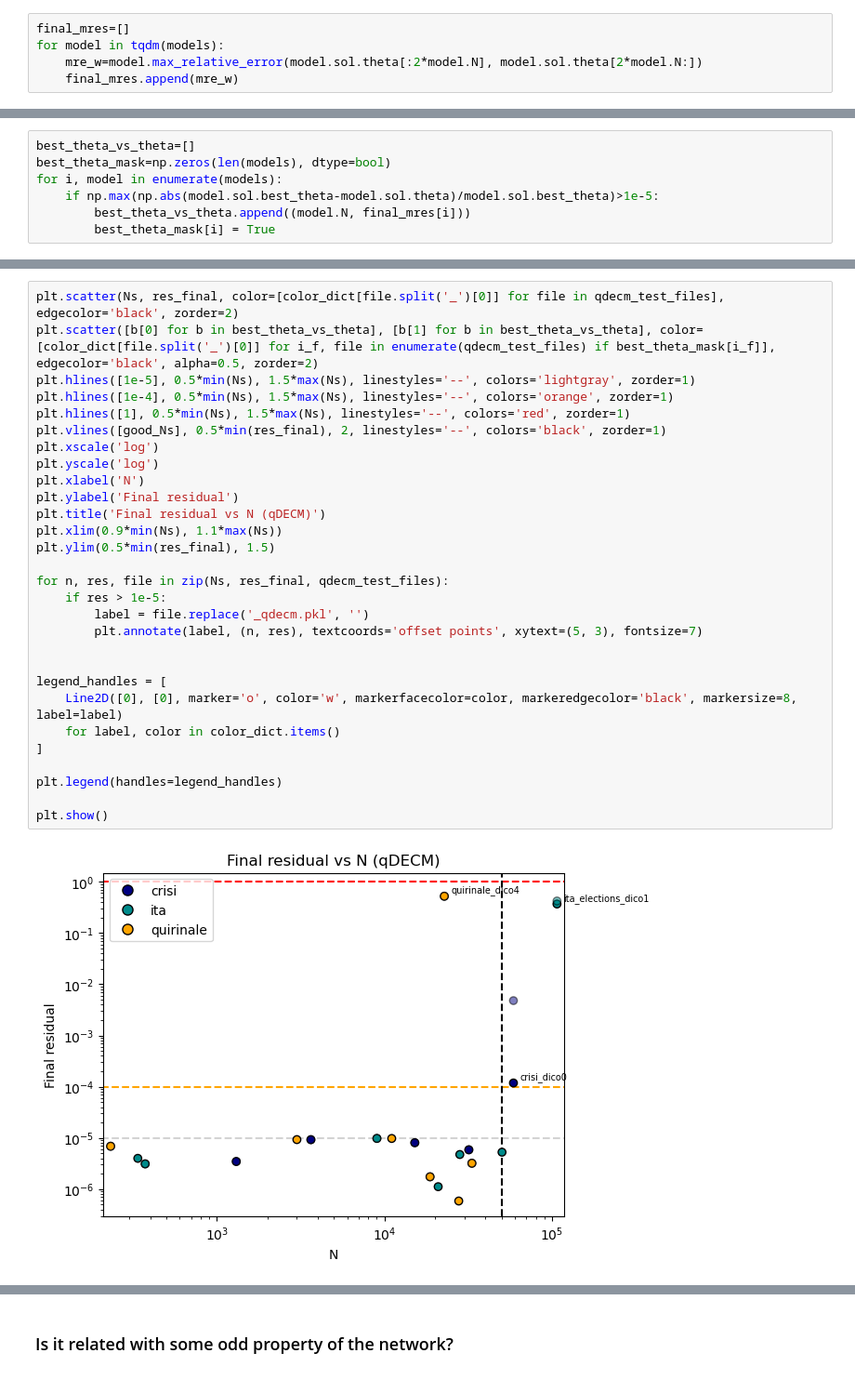
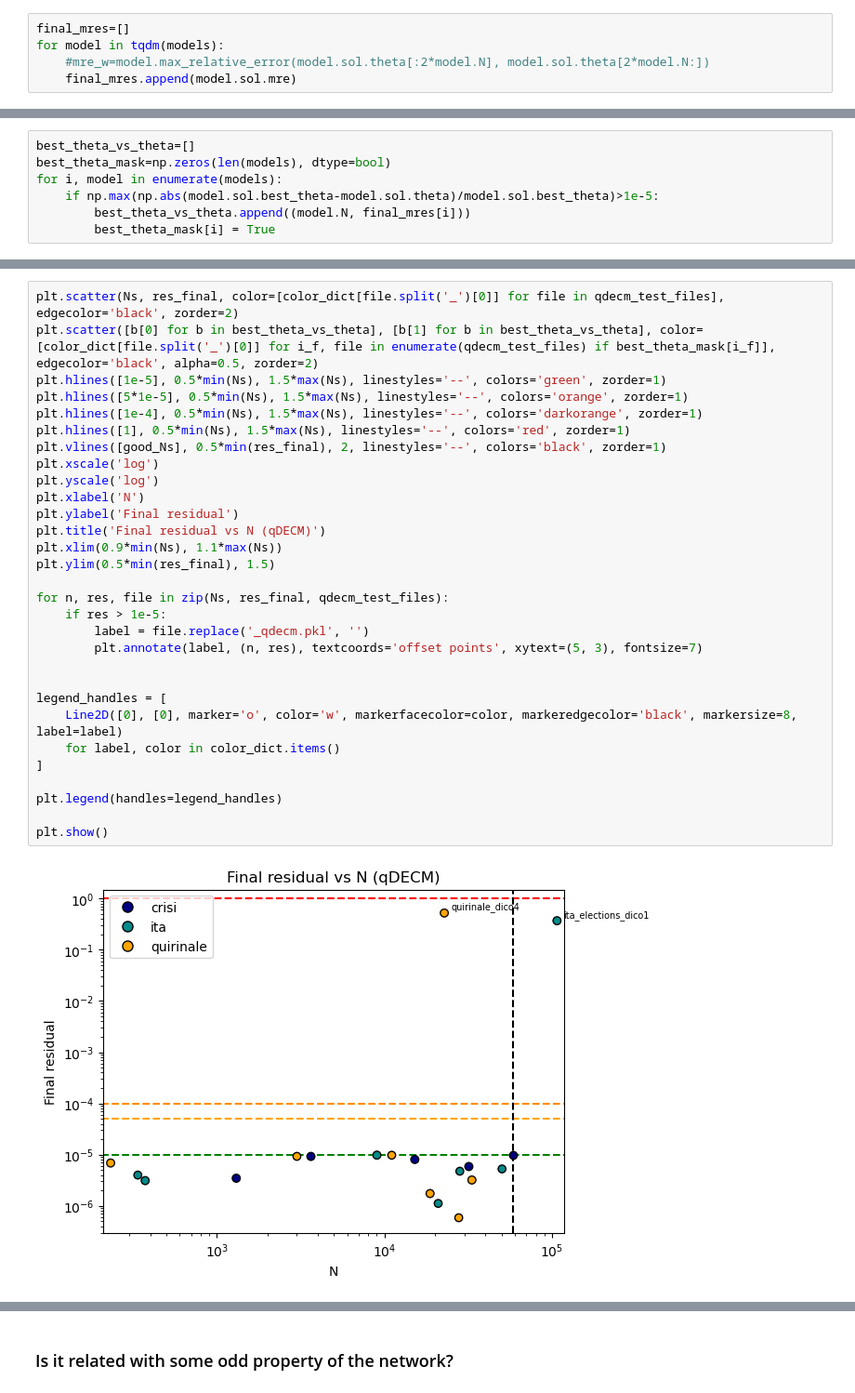
Before and after one commit to fabiosaracco/bowtie2, a Jupyter notebook: 0_1_convergence_test.ipynb, the cells around one changed output, grey strips where cells are left out. Shown at 93% size. Saved outputs shown, nothing was run; the diff lists cells and outputs as text.

Commit message:
FInally all of them converged

```diff
--- a/0_1_convergence_test.ipynb
+++ b/0_1_convergence_test.ipynb
@@ -209,8 +214,8 @@ So far, it seems that I have a limit in the solving qDECM, due to the dimension
 # %%
 final_mres=[]
 for model in tqdm(models):
-    mre_w=model.max_relative_error(model.sol.theta[:2*model.N], model.sol.theta[2*model.N:])
-    final_mres.append(mre_w)
+    #mre_w=model.max_relative_error(model.sol.theta[:2*model.N], model.sol.theta[2*model.N:])
+    final_mres.append(model.sol.mre)
 # %%
 plt.scatter(final_mres, res_final, color=[color_dict[file.split('_')[0]] for file in qdecm_test_files], edgecolor='black', zorder=2)
 plt.plot([1e-8, 1], [1e-8, 1], '--', zorder=1, color='gray')
@@ -246,34 +251,35 @@ array([ True,  True,  True,  True,  True, False,  True, False, False,
 # %%
 plt.scatter(Ns, res_final, color=[color_dict[file.split('_')[0]] for file in qdecm_test_files], edgecolor='black', zorder=2)
 plt.scatter([b[0] for b in best_theta_vs_theta], [b[1] for b in best_theta_vs_theta], color=[color_dict[file.split('_')[0]] for i_f, file in enumerate(qdecm_test_files) if best_theta_mask[i_f]], edgecolor='black', alpha=0.5, zorder=2)
-plt.hlines([1e-5], 0.5*min(Ns), 1.5*max(Ns), linestyles='--', colors='lightgray', zorder=1)
-plt.hlines([1e-4], 0.5*min(Ns), 1.5*max(Ns), linestyles='--', colors='orange', zorder=1)
+plt.hlines([1e-5], 0.5*min(Ns), 1.5*max(Ns), linestyles='--', colors='green', zorder=1)
+plt.hlines([5*1e-5], 0.5*min(Ns), 1.5*max(Ns), linestyles='--', colors='orange', zorder=1)
+plt.hlines([1e-4], 0.5*min(Ns), 1.5*max(Ns), linestyles='--', colors='darkorange', zorder=1)
 plt.hlines([1], 0.5*min(Ns), 1.5*max(Ns), linestyles='--', colors='red', zorder=1)
 plt.vlines([good_Ns], 0.5*min(res_final), 2, linestyles='--', colors='black', zorder=1)
 plt.xscale('log')
 plt.yscale('log')
 plt.xlabel('N')
 plt.ylabel('Final residual')
 plt.title('Final residual vs N (qDECM)')
 plt.xlim(0.9*min(Ns), 1.1*max(Ns))
 plt.ylim(0.5*min(res_final), 1.5)
 
 for n, res, file in zip(Ns, res_final, qdecm_test_files):
     if res > 1e-5:
         label = file.replace('_qdecm.pkl', '')
         plt.annotate(label, (n, res), textcoords='offset points', xytext=(5, 3), fontsize=7)
 
 
 legend_handles = [
     Line2D([0], [0], marker='o', color='w', markerfacecolor=color, markeredgecolor='black', markersize=8, label=label)
     for label, color in color_dict.items()
 ]
 
 plt.legend(handles=legend_handles)
 
 plt.show()
 # %% [output]
-[figure, old version]
+[figure, new version]
 # %%
 plt.scatter(final_mres, res_final, color=[color_dict[file.split('_')[0]] for file in qdecm_test_files], edgecolor='black', zorder=2)
 plt.scatter([b[1] for b in best_theta_vs_theta], res_final[best_theta_mask], color=[color_dict[file.split('_')[0]] for i_f, file in enumerate(qdecm_test_files) if best_theta_mask[i_f]], edgecolor='black', zorder=2, alpha=0.7)
```
Also changed, not shown: parts of 10 cells of this notebook.
